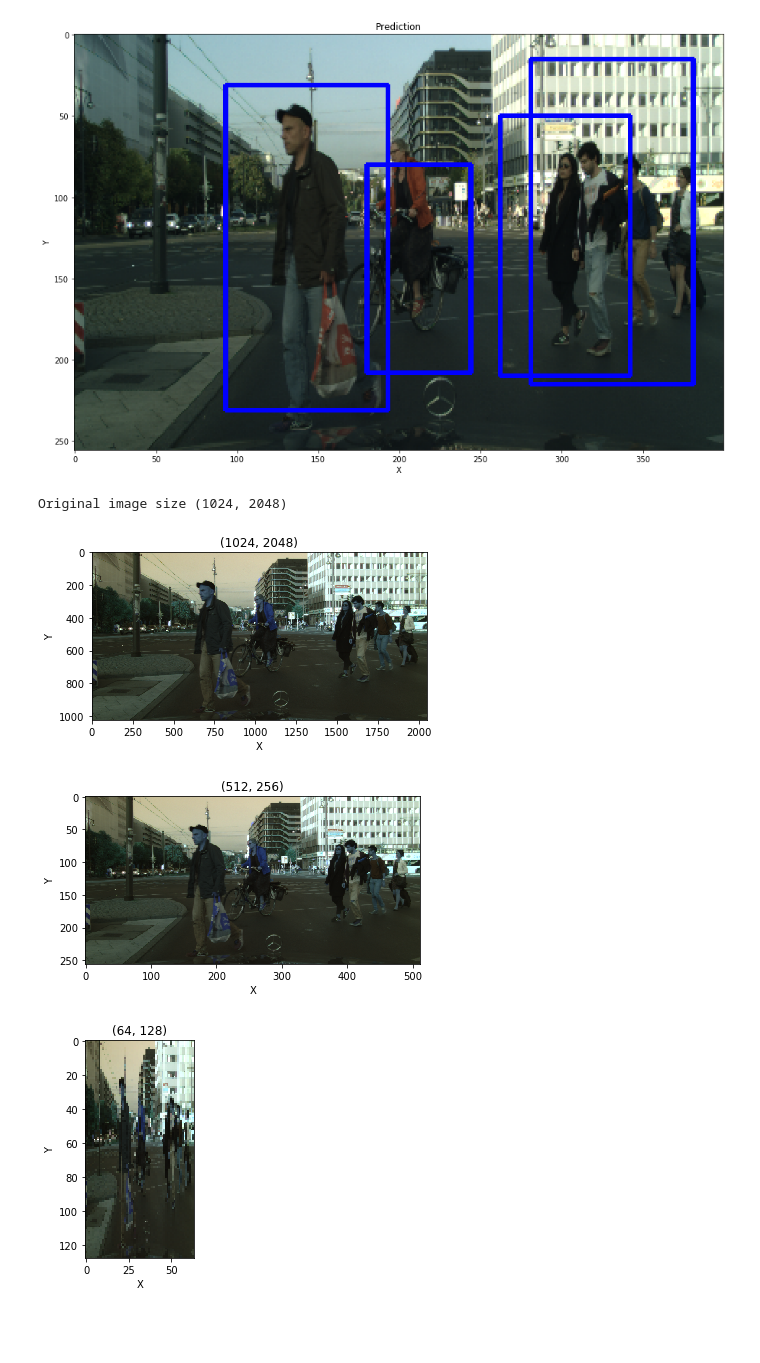
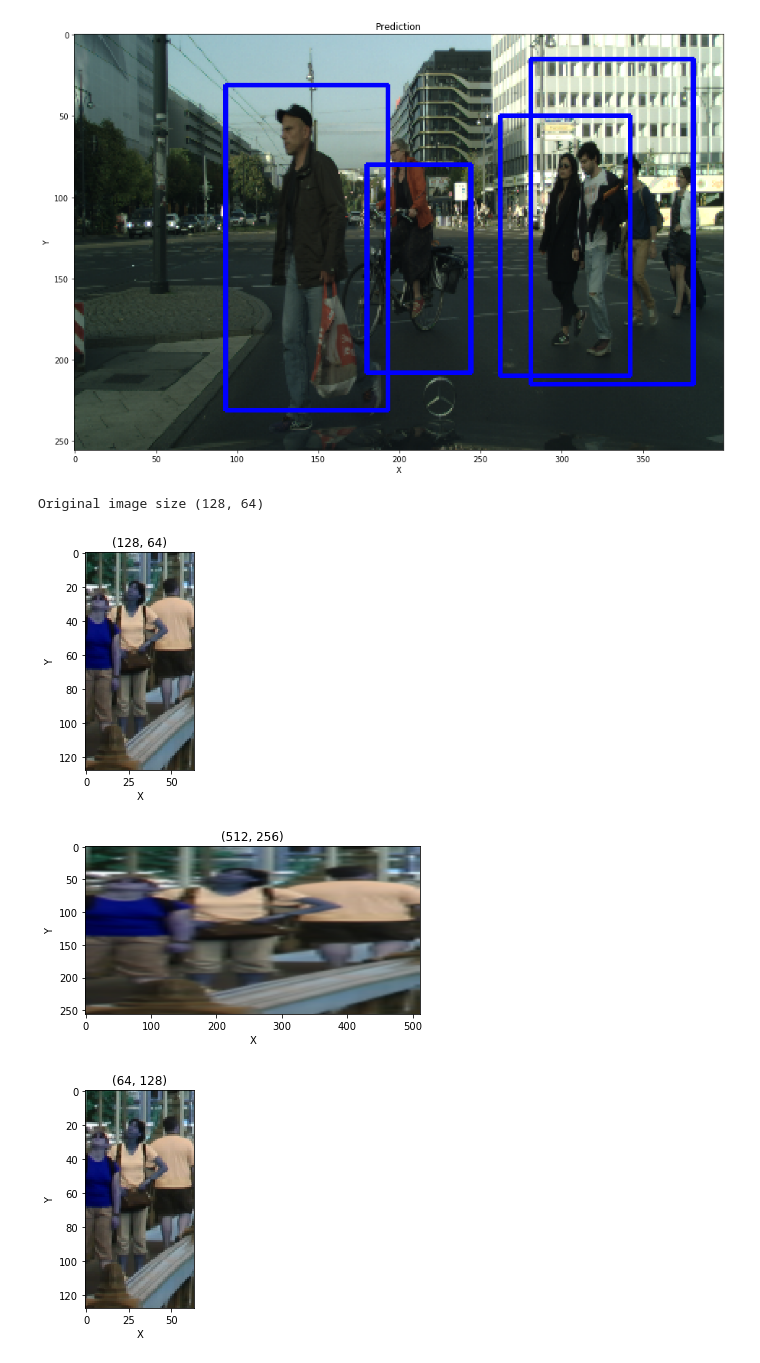
Before and after one commit to malwaru/pedestrian_detection, a Jupyter notebook: test_scipts.ipynb, the cells around one changed output. Saved outputs shown, nothing was run; the diff lists cells and outputs as text; code cells hidden in the pictures; blank space fills up the shorter version.

```diff
--- a/test_scipts.ipynb
+++ b/test_scipts.ipynb
@@ -409,7 +409,7 @@ import cv2
 import copy
 import matplotlib.pyplot as plt
 image_test=cv2.imread("./data/rawdata/leftImg8bit/test/berlin/berlin_000122_000019_leftImg8bit.png")
-# image_test=cv2.imread("./data/svm_data/positive/crop_000606c.png")
+image_test=cv2.imread("./data/svm_data/positive/crop_000606c.png")
 
 print(f"Original image size {image_test.shape[0:2]}")
 image1=copy.deepcopy(image_test)
@@ -417,34 +417,34 @@ image2=copy.deepcopy(image_test)
 
 
 size1=(512,256)
 size2=(64,128)
 
 
 
 
 image1=cv2.resize(image1,size1)
 image2=cv2.resize(image2,size2)
 
 
 figure=plt.figure()
 ax=figure.add_subplot(111)
 ax.imshow(image_test)
 ax.set(title=str(image_test.shape[0:2]),xlabel="X",ylabel="Y")
 
 
 figure1=plt.figure()
 ax1=figure1.add_subplot(111)
 ax1.imshow(image1)
 ax1.set(title=str(size1),xlabel="X",ylabel="Y")
 
 
 figure2=plt.figure()
 ax2=figure2.add_subplot(111)
 ax2.imshow(image2)
 ax2.set(title=str(size2),xlabel="X",ylabel="Y")
 plt.show()
 # %% [output]
-Original image size (1024, 2048)
+Original image size (128, 64)
-[figure, old version]
+[figure, new version]
-[figure, old version]
+[figure, new version]
-[figure, old version]
+[figure, new version]
```
Also changed, not shown: 1 other file.
